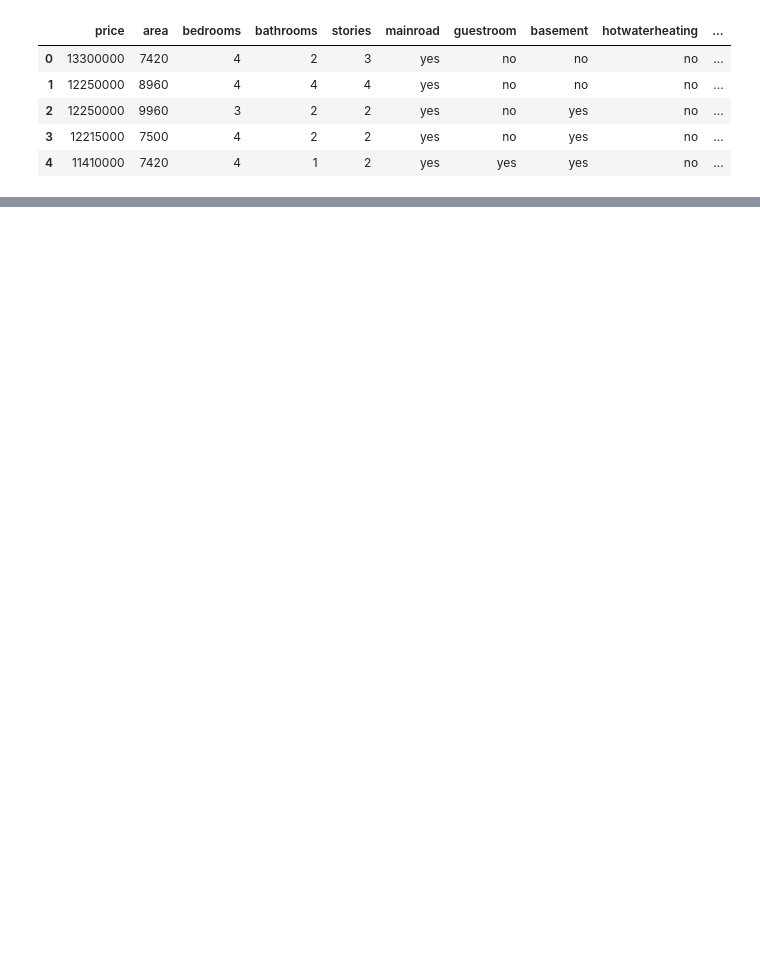
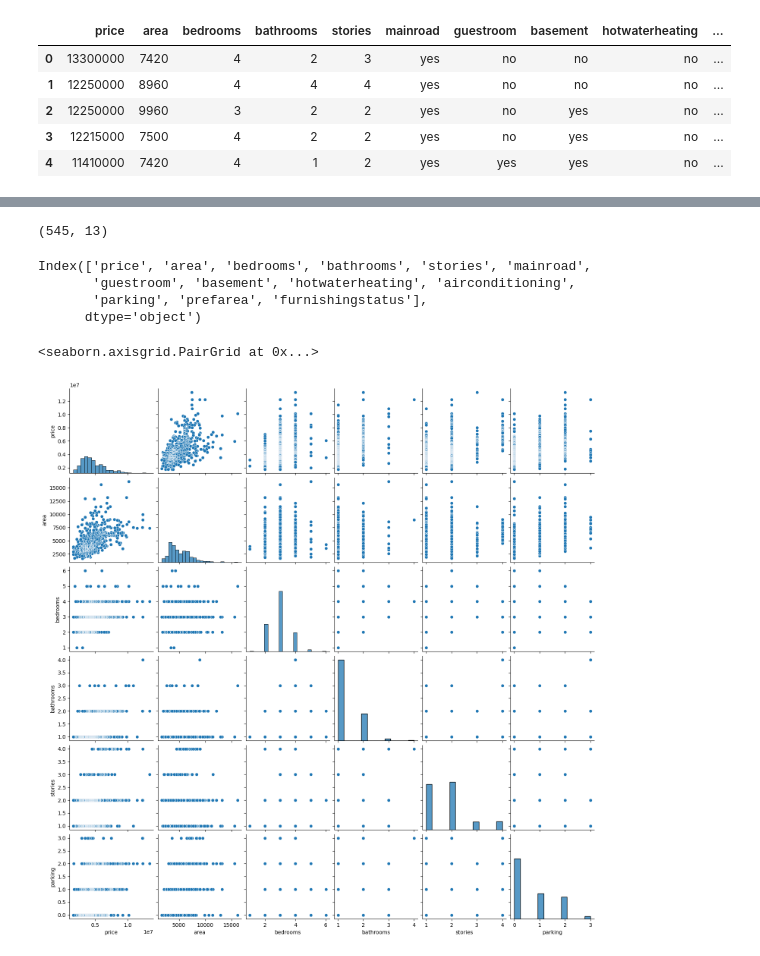
Before and after one commit to sumit447/House_Price_Predicition_System, a Jupyter notebook: House_Price_Predicition.ipynb, the cells around one changed output, grey strips where cells are left out. Cells and saved outputs as stored; diff of their text form; code cells hidden in the pictures; blank space fills up the shorter version.

```diff
--- a/House_Price_Predicition.ipynb
+++ b/House_Price_Predicition.ipynb
@@ -19,0 +72,19 @@ df.head()
+# %%
+df.shape
+# %% [output]
+(545, 13)
+# %%
+df.columns
+# %% [output]
+Index(['price', 'area', 'bedrooms', 'bathrooms', 'stories', 'mainroad',
+       'guestroom', 'basement', 'hotwaterheating', 'airconditioning',
+       'parking', 'prefarea', 'furnishingstatus'],
+      dtype='object')
+# %%
+df['area']=df['area'].astype(float)
+df['price']=df['price'].astype(float)
+# %%
+sns.pairplot(df)
+# %% [output]
+<seaborn.axisgrid.PairGrid at 0x...>
+[figure, added]
```
Also changed, not shown: parts of 5 cells of this notebook, 1 other file.
